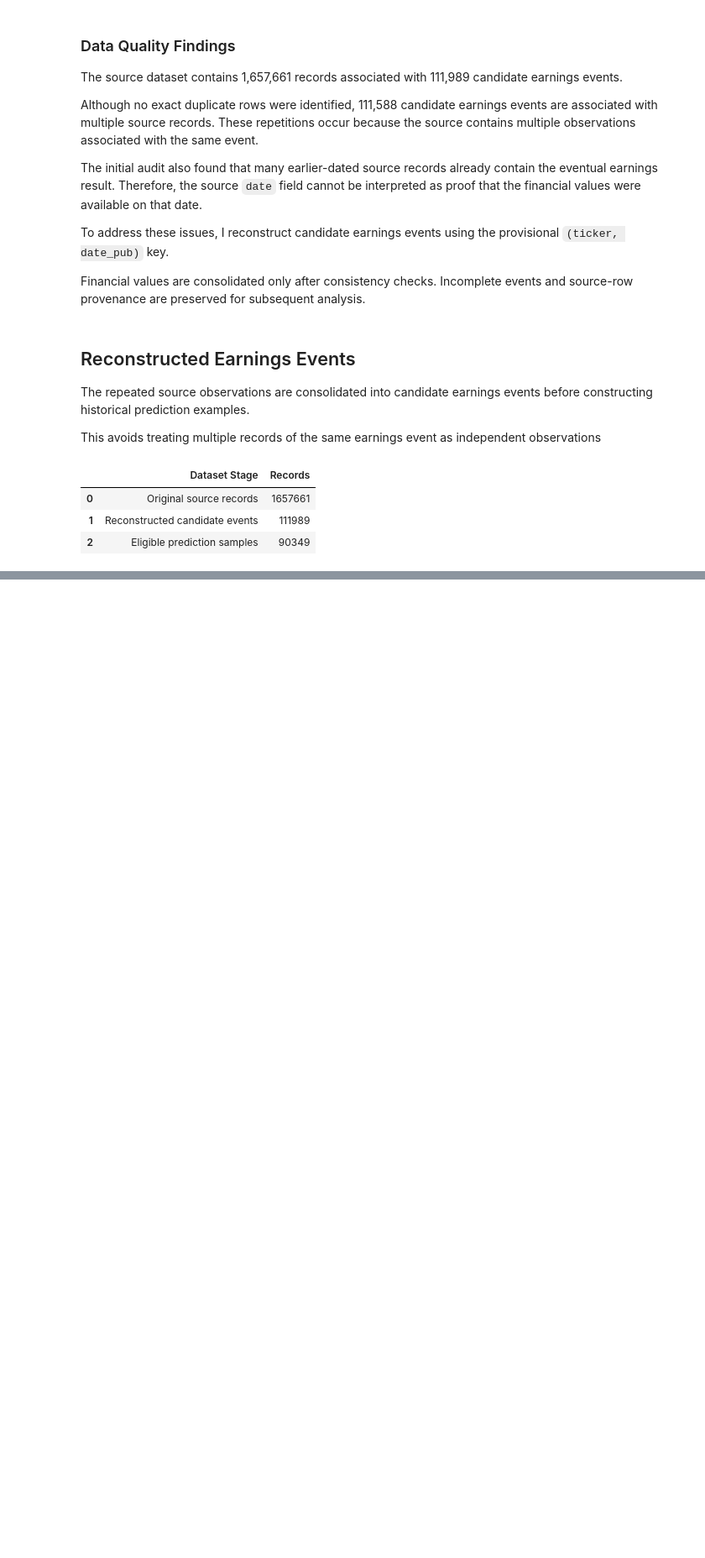
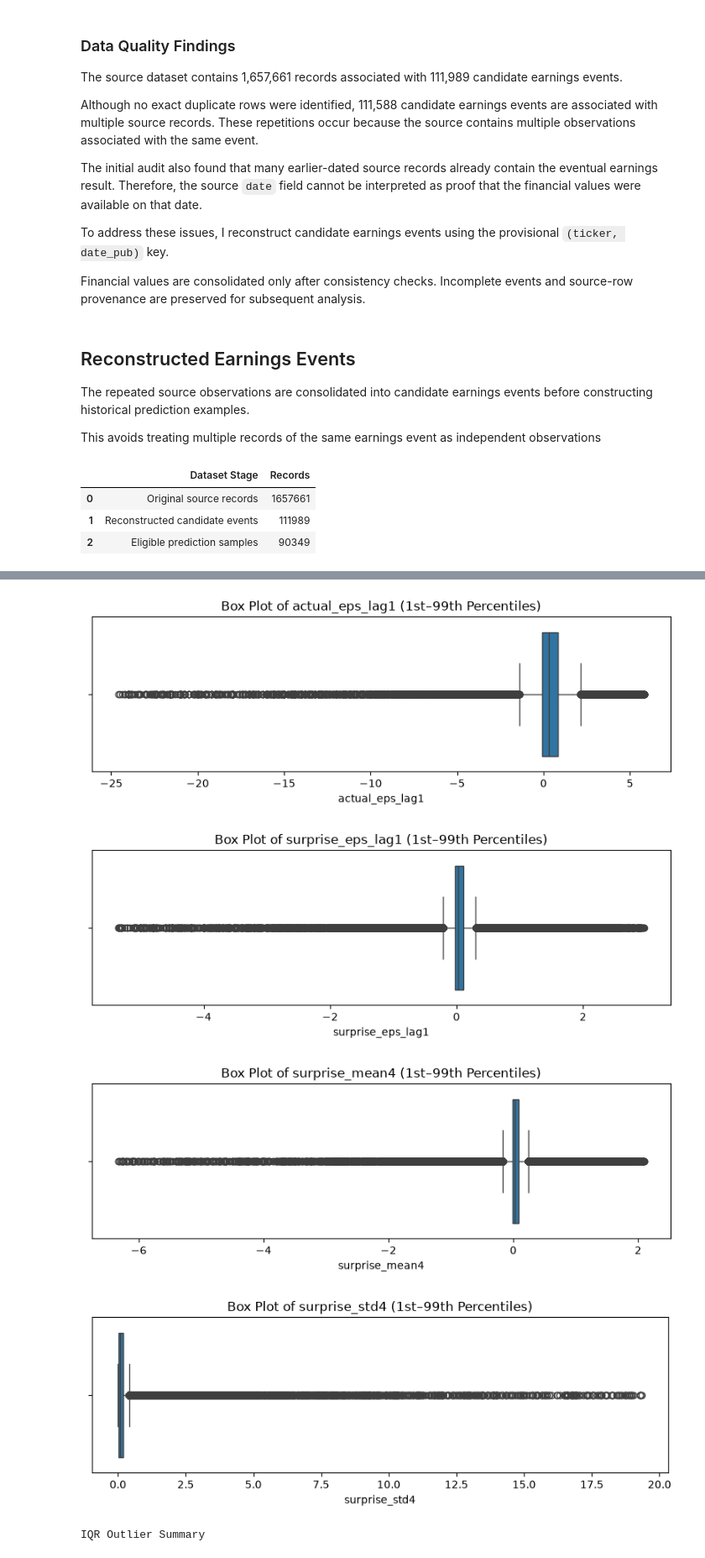
Before and after one commit to jordxnsenan/earnings-surprise-prediction, a Jupyter notebook: notebooks/01_data_preprocessing_eda.ipynb, the cells around one changed output, grey strips where cells are left out. Shown at 84% size. Saved outputs shown, nothing was run; the diff lists cells and outputs as text; code cells hidden in the pictures; blank space fills up the shorter version.

```diff
--- a/notebooks/01_data_preprocessing_eda.ipynb
+++ b/notebooks/01_data_preprocessing_eda.ipynb
@@ -371,0 +632,63 @@ plt.show()
+# %%
+IQR_MULTIPLIER = 1.5
+LOWER_DISPLAY_QUANTILE = 0.01
+UPPER_DISPLAY_QUANTILE = 0.99
+
+outlier_features = [
+    "actual_eps_lag1",
+    "surprise_eps_lag1",
+    "surprise_mean4",
+    "surprise_std4",
+]
+
+outlier_results = []
+
+for column in outlier_features:
+    values = development_features[column].astype(float).dropna()
+
+    first_quartile = values.quantile(0.25)
+    third_quartile = values.quantile(0.75)
+
+    iqr = third_quartile - first_quartile
+
+    lower_bound = first_quartile - IQR_MULTIPLIER * iqr
+    upper_bound = third_quartile + IQR_MULTIPLIER * iqr
+
+    is_outlier = (values < lower_bound) | (values > upper_bound)
+
+    outlier_results.append({
+        "Feature": column,
+        "Lower Bound": lower_bound,
+        "Upper Bound": upper_bound,
+        "Flagged Records": int(is_outlier.sum()),
+        "Flagged (%)": round(is_outlier.mean() * 100, 2),
+    })
+
+    # restricts only the plotted range for readability
+    display_lower = values.quantile(LOWER_DISPLAY_QUANTILE)
+    display_upper = values.quantile(UPPER_DISPLAY_QUANTILE)
+
+    displayed_values = values[
+        values.between(display_lower, display_upper)
+    ]
+
+    fig, ax = plt.subplots(figsize=(8, 3))
+
+    sns.boxplot(x=displayed_values, ax=ax)
+
+    ax.set_title(f"Box Plot of {column} (1st–99th Percentiles)")
+    ax.set_xlabel(column)
+
+    plt.tight_layout()
+    plt.show()
+
+outlier_summary = pd.DataFrame(outlier_results)
+
+print("IQR Outlier Summary")
+display(outlier_summary)
+# %% [output]
+[figure, added]
+[figure, added]
+[figure, added]
+[figure, added]
+IQR Outlier Summary
```
Also changed, not shown: parts of 19 cells of this notebook.
